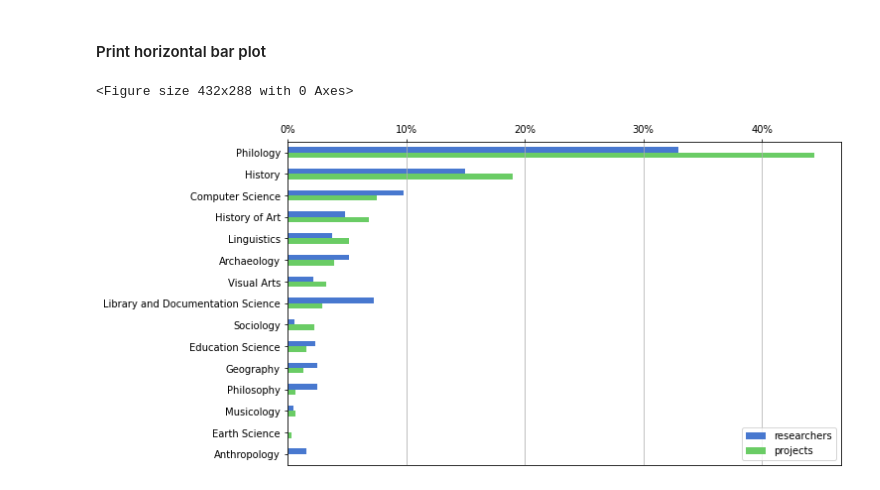
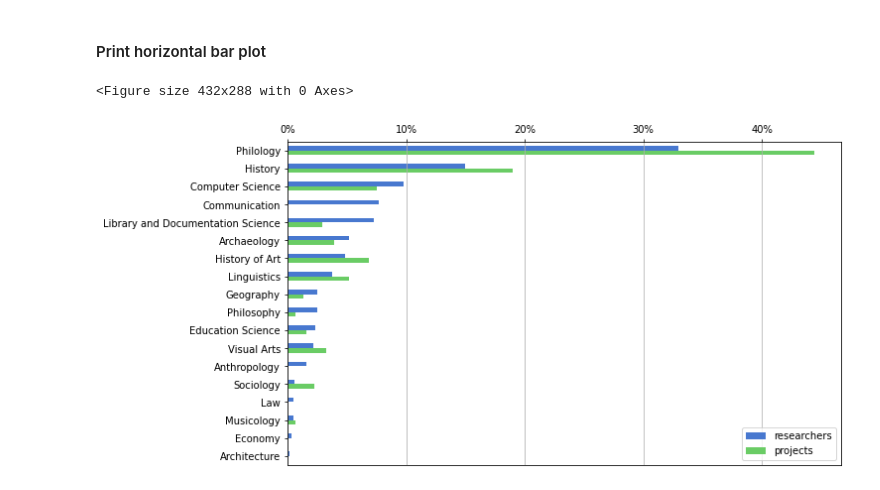
Before and after one commit to linhd-postdata/desir, a Jupyter notebook: Fig05. disciplinary backgrounds of researchers and projects .ipynb, the cells around one changed output. Drawn from its saved outputs; the diff is of its cells as text; code cells hidden in the pictures.

```diff
--- a/Fig05. disciplinary backgrounds of researchers and projects .ipynb
+++ b/Fig05. disciplinary backgrounds of researchers and projects .ipynb
@@ -71,9 +71,9 @@ def prepare_data(investigadores, proyectos, number_of_areas):
 
     result = df_investigadores.join(df_proyectos, how='outer')
     result = result.drop(columns=['count_p', 'count_i'])
-    result = result.sort_values(by=['projects'], ascending=False)
+    result = result.sort_values(by=['researchers'], ascending=False)
 
-    return result.head(number_of_areas)
+    return result
 # %% [markdown]
 #### Function to translate disciplinary backgrounds
 # %%
@@ -86,7 +86,7 @@ def translate(dataframe, column_to_translate, translations_filename):
 #### Run program
 ## Change 'num_of_discp' to show as many disciplinary backgrounds as you want'
 # %%
-num_of_discp = 15
+num_of_discp = 18
 investigadores = read_csv(file_path_i)
 proyectos = read_csv(file_path_p)
 df2 = prepare_data(investigadores, proyectos, num_of_discp)
@@ -95,13 +95,14 @@ df2 = translate(df2, "disciplina", "disciplinas")
 #### Print horizontal bar plot
 # %%
 plt.figure()
-ax = df2.plot.barh(x="disciplinary_background", figsize=(10,6), legend=True)
+ax = df2.head(num_of_discp).plot.barh(x="disciplinary_background", figsize=(10,6), legend=True)
 ax.set_ylabel("")
 ax.xaxis.tick_top()
 ax.invert_yaxis()
 ax.xaxis.set_major_formatter(ticker.PercentFormatter(decimals=0))
 plt.grid(axis='x')
+plt.legend(loc='lower right')
 plt.show()
 # %% [output]
 <Figure size 432x288 with 0 Axes>
-[figure, old version]
+[figure, new version]
```
Also changed, not shown: parts of 1 cell of this notebook, 1 other file.
